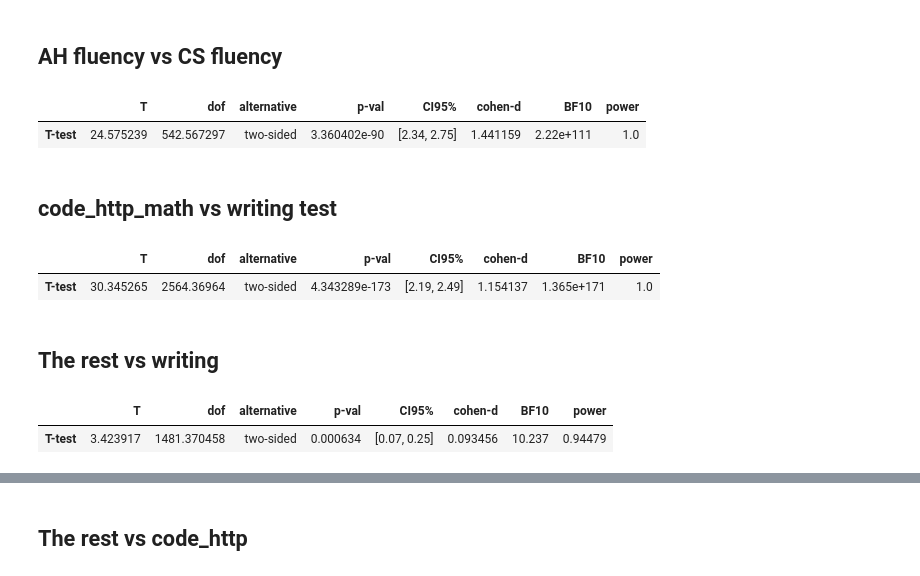
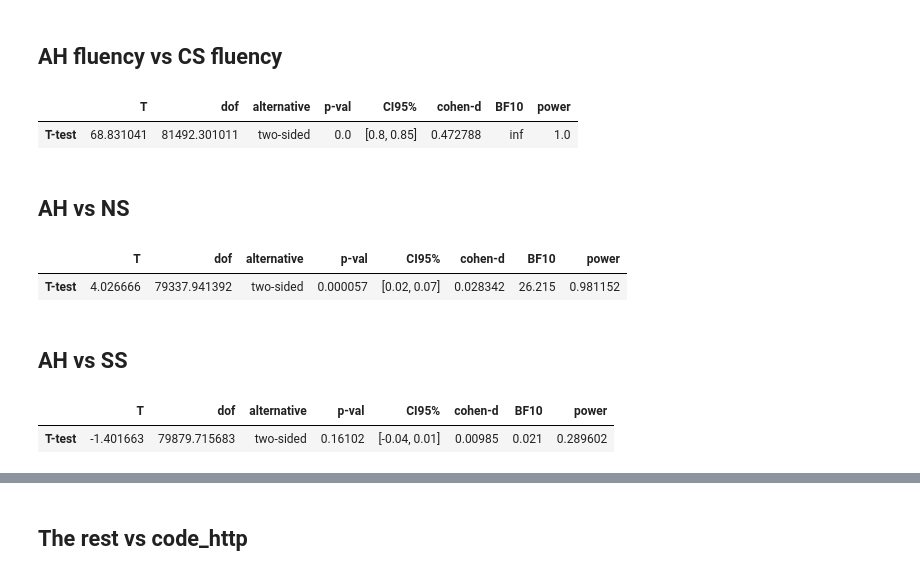
Before and after one commit to esther119/Understand-How-English-Fluency-Affects-Grade, a Jupyter notebook: College buckets.ipynb, the cells around one changed output, grey strips where cells are left out. Saved outputs shown, nothing was run; the diff lists cells and outputs as text; code cells hidden in the pictures.

Commit message:
Multiple hypo test update

```diff
--- a/College buckets.ipynb
+++ b/College buckets.ipynb
@@ -188,36 +183,41 @@ SS_score = df[df['College'] == 'SS']
+# %%
+AH_score = AH_data['dale_chall_readability_score']
+CS_score = CS_data['dale_chall_readability_score']
+NS_score = NS_data['dale_chall_readability_score']
+SS_score = SS_data['dale_chall_readability_score']
 # %% [markdown]
 ## AH fluency vs CS fluency
 # %%
-result = pg.ttest(writing_read_score,
-                  code_read_score,
+result = pg.ttest(AH_score,
+                  CS_score,
                   correction=True)
 
 # Print the result
 result
 # %% [output]
 |  | T | dof | alternative | p-val | CI95% | cohen-d | BF10 | power |
-| T-test | 24.575239 | 542.567297 | two-sided | 3.360402e-90 | [2.34, 2.75] | 1.441159 | 2.22e+111 | 1.0 |
+| T-test | 68.831041 | 81492.301011 | two-sided | 0.0 | [0.8, 0.85] | 0.472788 | inf | 1.0 |
-# %% [markdown]
-## code_http_math vs writing test
+# %% [markdown]
+## AH vs NS
 # %%
-result = pg.ttest(writing_read_score,
-                  code_math_read_score,
+result = pg.ttest(AH_score,
+                  NS_score,
                   correction=True)
 
 # Print the result
 result
 # %% [output]
 |  | T | dof | alternative | p-val | CI95% | cohen-d | BF10 | power |
-| T-test | 30.345265 | 2564.36964 | two-sided | 4.343289e-173 | [2.19, 2.49] | 1.154137 | 1.365e+171 | 1.0 |
+| T-test | 4.026666 | 79337.941392 | two-sided | 0.000057 | [0.02, 0.07] | 0.028342 | 26.215 | 0.981152 |
-# %% [markdown]
-## The rest vs writing
+# %% [markdown]
+## AH vs SS
 # %%
-result = pg.ttest(the_rest_read_score,
-                  writing_read_score,
+result = pg.ttest(AH_score,
+                  SS_score,
                   correction=True)
 
 # Print the result
 result
 # %% [output]
 |  | T | dof | alternative | p-val | CI95% | cohen-d | BF10 | power |
-| T-test | 3.423917 | 1481.370458 | two-sided | 0.000634 | [0.07, 0.25] | 0.093456 | 10.237 | 0.94479 |
+| T-test | -1.401663 | 79879.715683 | two-sided | 0.16102 | [-0.04, 0.01] | 0.00985 | 0.021 | 0.289602 |
```
Also changed, not shown: parts of 8 cells of this notebook, 4 other files.
